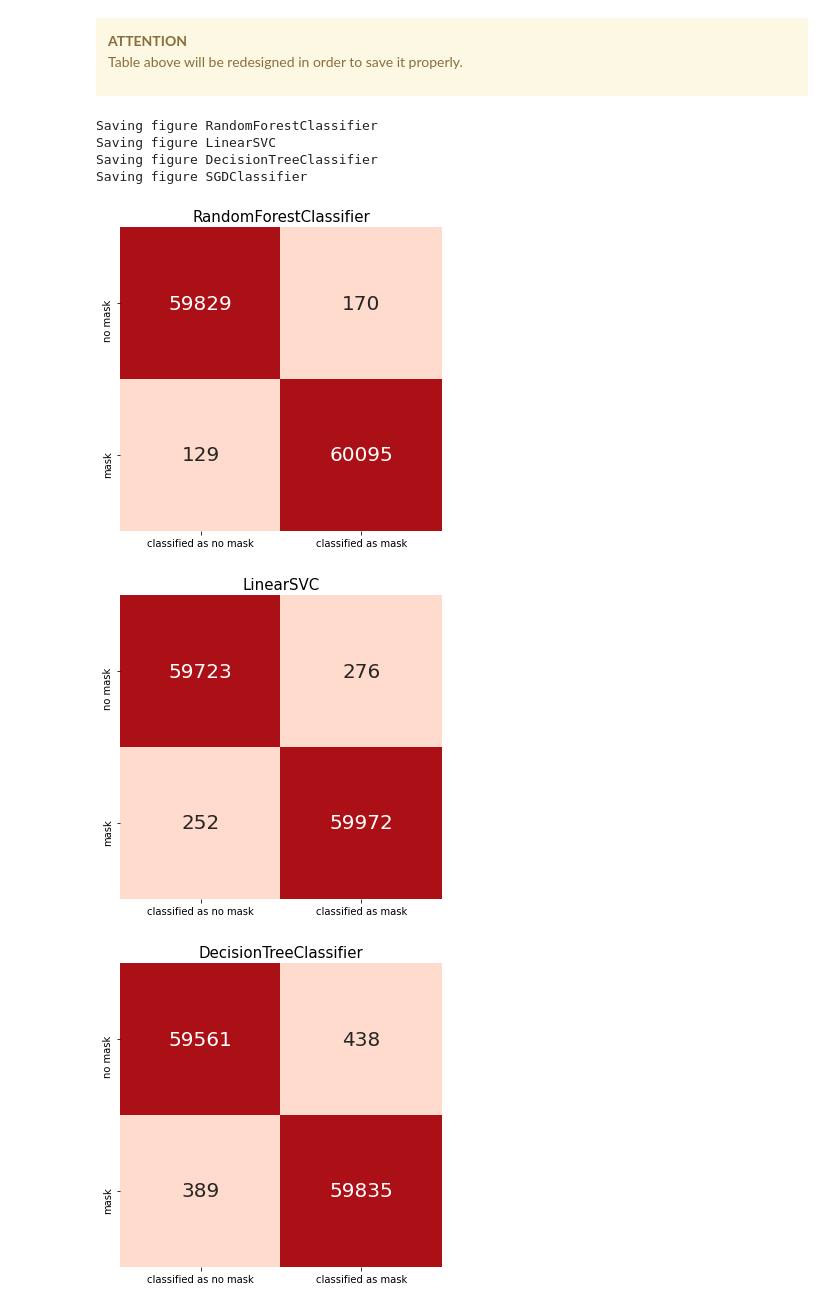
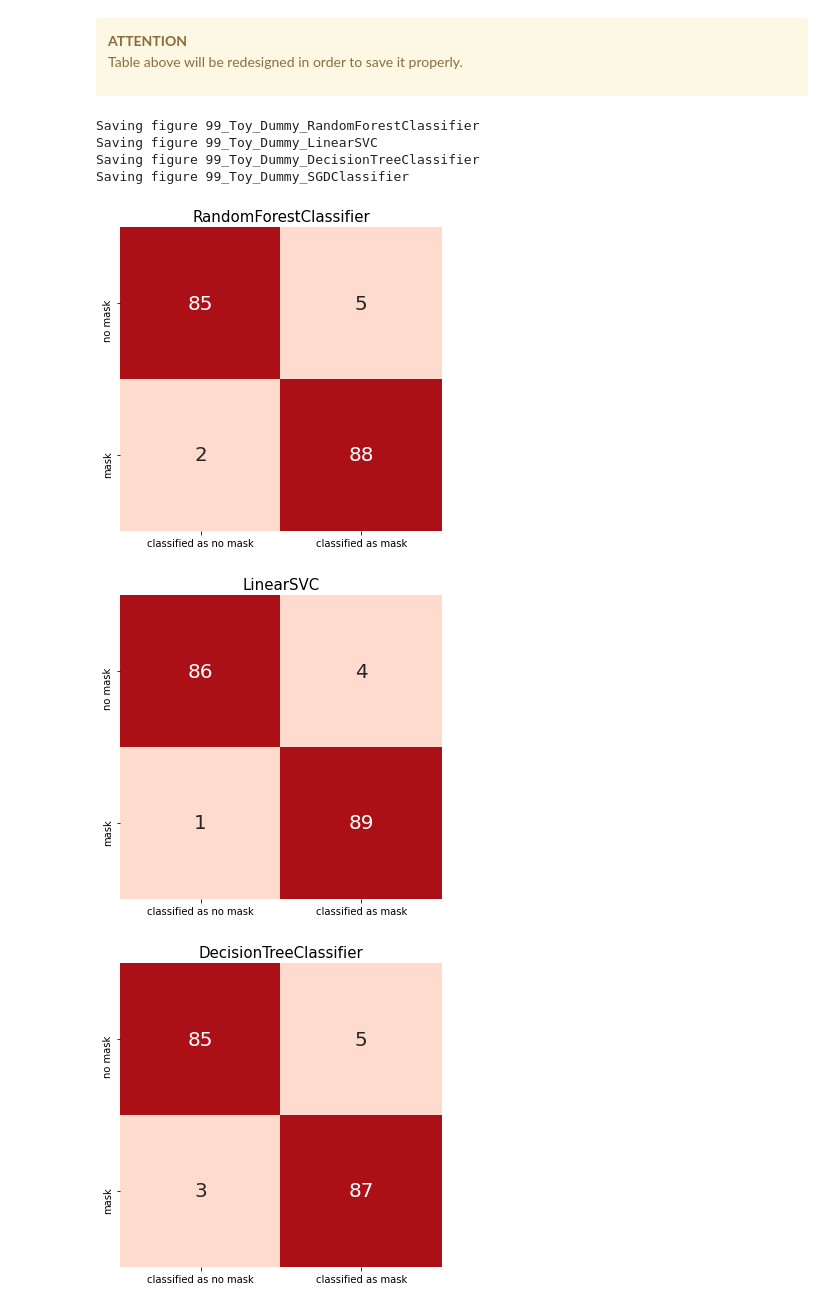
Before and after one commit to abiola1864/hertie-ml-project_face-mask-detection, a Jupyter notebook: 02_Face-Mask-Classification_Main-Project.ipynb, the cells around one changed output. Saved outputs shown, nothing was run; the diff lists cells and outputs as text; code cells hidden in the pictures.

```diff
--- a/02_Face-Mask-Classification_Main-Project.ipynb
+++ b/02_Face-Mask-Classification_Main-Project.ipynb
@@ -77,6 +107,8 @@ os.makedirs(OUTPUT_PATH, exist_ok=True)
 <br>
 This part loads the necessary libraries and packages as well as setting the Input and Output Directories.
 # %%
-# Open pickle file that contains the directory
-import pickle
-pic_data = pickle.load(open(os.path.join(ROOT_DATA + "/01_cleaned/pic_data_full.pkl"),"rb"))
+# Open pickle file containing the numerical data (depending on switch)
+if full_data_switch_on == True:
+    pic_data = pickle.load(open(("01_data/01_cleaned/pic_data_full.pkl"),"rb"))
+else:
+    pic_data = pickle.load(open(("01_data/01_cleaned/pic_data_dummy_toy.pkl"),"rb"))
@@ -170,9 +217,14 @@ for classifier_x in classifiers:
     evaluation_scores[classifier_name]= [ps, rs, cvs, cvs_mean, cvs_std, round(loop_elapsed,2)]
 
     #store evaluation scores in pkl file to access them even when kernel dies afterwards
-    file = open(os.path.join(OUTPUT_PATH, "evaluation_scores.pkl"),"wb")
-    pickle.dump(evaluation_scores, file)
-    file.close()
+    if full_data_switch_on == True:
+        file = open(os.path.join(OUTPUT_PATH, "evaluation_scores.pkl"),"wb")
+        pickle.dump(evaluation_scores, file)
+        file.close()
+    else:
+        file = open(os.path.join(OUTPUT_PATH, "evaluation_scores_toy_dummy.pkl"),"wb")
+        pickle.dump(evaluation_scores, file)
+        file.close()
 
     #Print Status
     print(">...", round(loop_elapsed, 2) ,"seconds run time:", classifier_name)
@@ -228,24 +280,39 @@ Table above will be redesigned in order to save it properly.
 </div>
 # %%
 # creating confusion matrices with seaborn heatmaps
-for i in range(len(evaluation_scores)):
-    classifier_name = str(classifiers[i]) # set classifier names
-    classifier_name = classifier_name[:classifier_name.find("(")]
-    matrix = pd.DataFrame(confusion_matrices[i], columns = ["classified as no mask", "classified as mask"],
-                                    index = ["no mask", "mask"])
+if full_data_switch_on == True:
+    for i in range(len(evaluation_scores)):
+        classifier_name = str(classifiers[i]) # set classifier names
+        classifier_name = classifier_name[:classifier_name.find("(")]
+        matrix = pd.DataFrame(confusion_matrices[i], columns = ["classified as no mask", "classified as mask"],
+                                        index = ["no mask", "mask"])
 
-    # Actual plot with seaborn
-    plt.figure(figsize = (5,5))
-    colormap = sns.color_palette("Reds")
-    ax = plt.axes()
-    sns.heatmap(matrix, ax = ax, annot = True, fmt='d', annot_kws={"size": 20}, cmap=colormap, cbar=False)
-    ax.set_title(classifier_name, fontsize= 15)
-    save_fig("{}".format(classifier_name))
+        # Actual plot with seaborn
+        plt.figure(figsize = (5,5))
+        colormap = sns.color_palette("Reds")
+        ax = plt.axes()
+        sns.heatmap(matrix, ax = ax, annot = True, fmt='d', annot_kws={"size": 20}, cmap=colormap, cbar=False)
+        ax.set_title(classifier_name, fontsize= 15)
+        save_fig("{}".format(classifier_name))
+else:
+    for i in range(len(evaluation_scores)):
+        classifier_name = str(classifiers[i]) # set classifier names
+        classifier_name = classifier_name[:classifier_name.find("(")]
+        matrix = pd.DataFrame(confusion_matrices[i], columns = ["classified as no mask", "classified as mask"],
+                                        index = ["no mask", "mask"])
+
+        # Actual plot with seaborn
+        plt.figure(figsize = (5,5))
+        colormap = sns.color_palette("Reds")
+        ax = plt.axes()
+        sns.heatmap(matrix, ax = ax, annot = True, fmt='d', annot_kws={"size": 20}, cmap=colormap, cbar=False)
+        ax.set_title(classifier_name, fontsize= 15)
+        save_fig("99_Toy_Dummy_{}".format(classifier_name))
 # %% [output]
-Saving figure RandomForestClassifier
-Saving figure LinearSVC
-Saving figure DecisionTreeClassifier
-Saving figure SGDClassifier
+Saving figure 99_Toy_Dummy_RandomForestClassifier
+Saving figure 99_Toy_Dummy_LinearSVC
+Saving figure 99_Toy_Dummy_DecisionTreeClassifier
+Saving figure 99_Toy_Dummy_SGDClassifier
-[figure, old version]
+[figure, new version]
-[figure, old version]
+[figure, new version]
-[figure, old version]
+[figure, new version]
```
Also changed, not shown: parts of 9 cells of this notebook, 7 other files.
